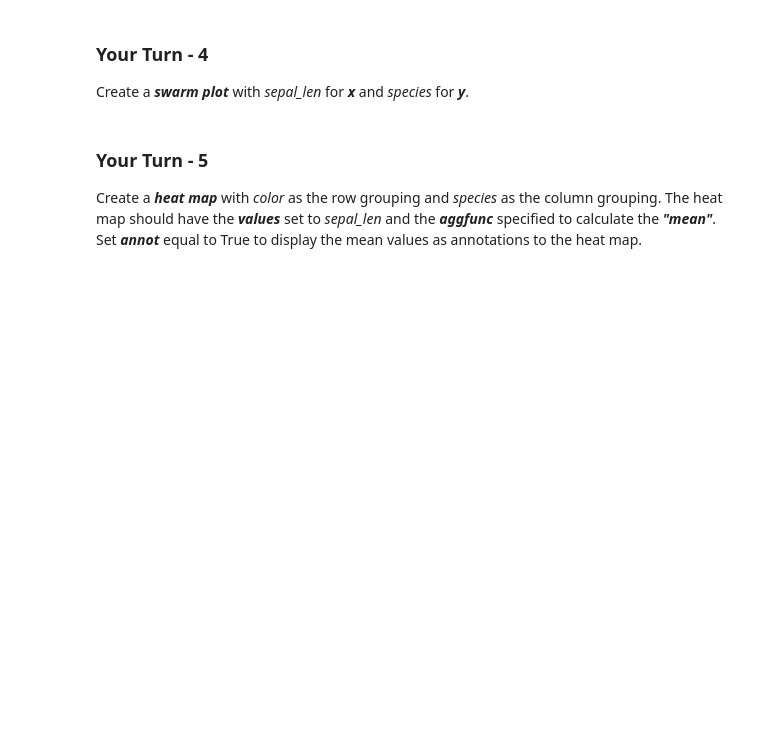
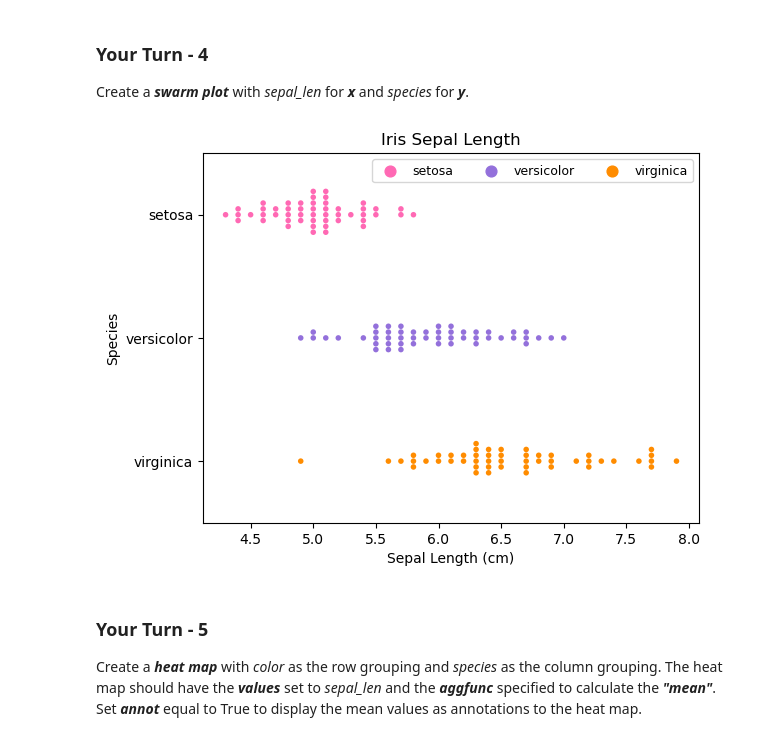
Before and after one commit to cgcordes/M07-visualization-matplotlib-main, a Jupyter notebook: M07-visualization-matplotlib-main/Case_Study-_Iris_Dataset_-_Intermediate_-_Student.ipynb, the cells around one changed output. Drawn from its saved outputs; the diff is of its cells as text; code cells hidden in the pictures; blank space fills up the shorter version.

```diff
--- a/M07-visualization-matplotlib-main/Case_Study-_Iris_Dataset_-_Intermediate_-_Student.ipynb
+++ b/M07-visualization-matplotlib-main/Case_Study-_Iris_Dataset_-_Intermediate_-_Student.ipynb
@@ -414,6 +467,20 @@ Create a KDE plot displaying the <i>sepal length</i> for each species in the <b>
 Create a <b><i>swarm plot</i></b> with <i>sepal_len</i> for <b><i>x</i></b> and <i>species</i> for <b><i>y</i></b>.
 # %%
 # Your Turn - 4
+# Create the plot
+swarm = sns.swarmplot(x = "sepal_len", y = "species", data = iris_df, palette = yt_palette, size = 4, hue = "species")
+
+# Get the Axes object.
+swarm_axs = swarm.axes
+swarm_axs.set_title("Iris Sepal Length")
+swarm_axs.set_xlabel("Sepal Length (cm)")
+swarm_axs.set_ylabel("Species")
+swarm_axs.legend(ncol = 3, loc = "upper right", fontsize = 9)
+
+# Show
+plt.show()
+# %% [output]
+[figure, added]
 # %% [markdown]
 <h3 class="yt">Your Turn - 5</h3>
 
```
Also changed, not shown: parts of 17 cells of this notebook.
